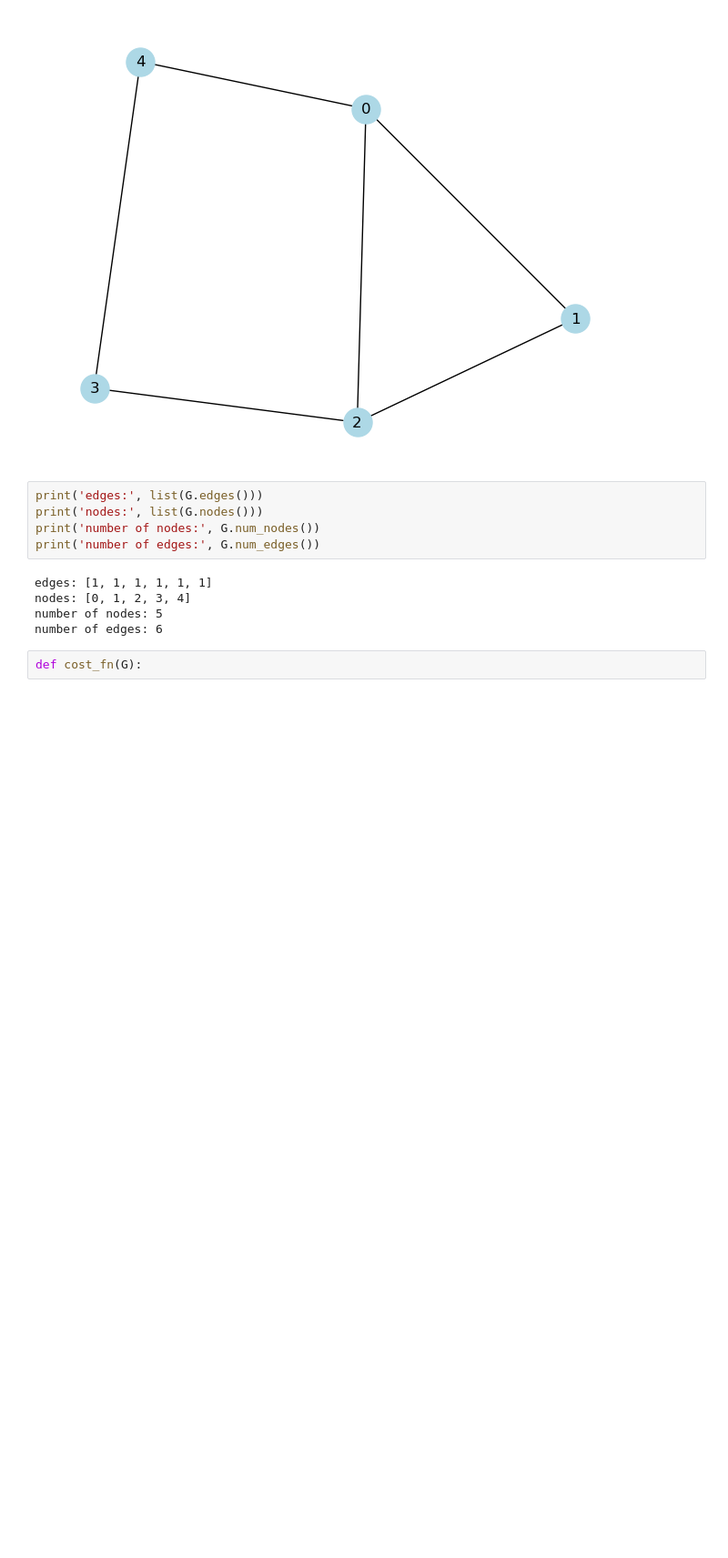
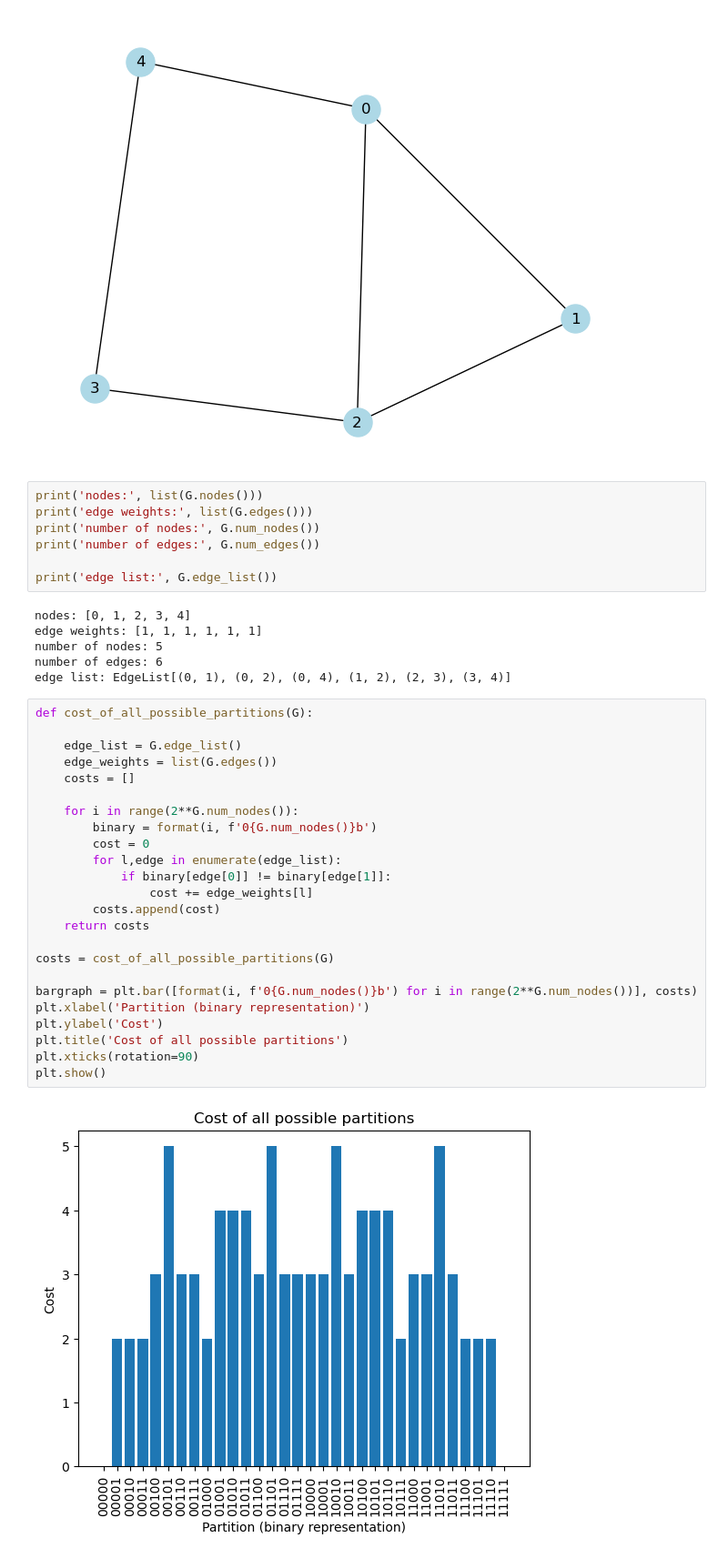
Before and after one commit to kcravi912/QpiAI_Quantum_Projects, a Jupyter notebook: 3_Optimizing Simple Scheduling Problems with QAOA/QAOA_Max-cut.ipynb, the cells around one changed output. Shown at 91% size. Cells and saved outputs as stored; diff of their text form; blank space fills up the shorter version.

Commit message:
cost as a function of partitioned bitstrings

```diff
--- a/3_Optimizing Simple Scheduling Problems with QAOA/QAOA_Max-cut.ipynb
+++ b/3_Optimizing Simple Scheduling Problems with QAOA/QAOA_Max-cut.ipynb
@@ -201,14 +201,41 @@ draw_graph(G, with_labels=True, node_color="lightblue", node_size=500)
 # %% [output]
 [figure]
 # %%
-print('edges:', list(G.edges()))
 print('nodes:', list(G.nodes()))
+print('edge weights:', list(G.edges()))
 print('number of nodes:', G.num_nodes())
 print('number of edges:', G.num_edges())
+
+print('edge list:', G.edge_list())
 # %% [output]
-edges: [1, 1, 1, 1, 1, 1]
 nodes: [0, 1, 2, 3, 4]
+edge weights: [1, 1, 1, 1, 1, 1]
 number of nodes: 5
 number of edges: 6
+edge list: EdgeList[(0, 1), (0, 2), (0, 4), (1, 2), (2, 3), (3, 4)]
-# %%
-def cost_fn(G):
+# %%
+def cost_of_all_possible_partitions(G):
+
+    edge_list = G.edge_list()
+    edge_weights = list(G.edges())
+    costs = []
+
+    for i in range(2**G.num_nodes()):
+        binary = format(i, f'0{G.num_nodes()}b')
+        cost = 0
+        for l,edge in enumerate(edge_list):
+            if binary[edge[0]] != binary[edge[1]]:
+                cost += edge_weights[l]
+        costs.append(cost)
+    return costs
+
+costs = cost_of_all_possible_partitions(G)
+
+bargraph = plt.bar([format(i, f'0{G.num_nodes()}b') for i in range(2**G.num_nodes())], costs)
+plt.xlabel('Partition (binary representation)')
+plt.ylabel('Cost')
+plt.title('Cost of all possible partitions')
+plt.xticks(rotation=90)
+plt.show()
+# %% [output]
+[figure, added]
```
Also changed, not shown: parts of 2 cells of this notebook.
